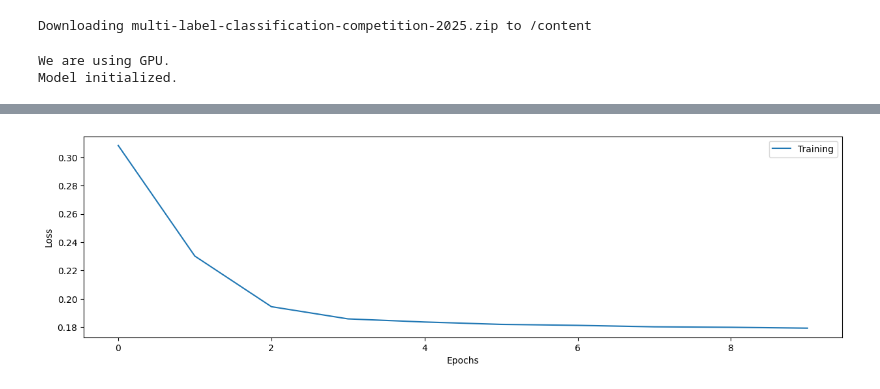
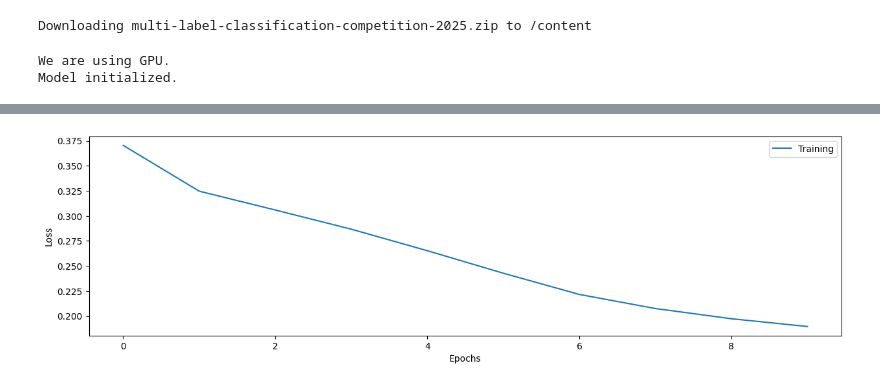
Before and after one commit to deding2000/COMP5329_Ass2, a Jupyter notebook: main_notebook.ipynb, the cells around one changed output, grey strips where cells are left out. Cells and saved outputs as stored; diff of their text form; code cells hidden in the pictures.

```diff
--- a/main_notebook.ipynb
+++ b/main_notebook.ipynb
@@ -50,7 +50,7 @@ import numpy as np
 from tqdm import tqdm
 
 # Hyperparameters
-batch_size = 64
+batch_size = 128
 lr = 0.0001
 
 # Set device to GPU if this is available
@@ -102,7 +102,7 @@ optimizer = torch.optim.Adam(model.parameters(), lr=lr)
 print('Model initialized.')
 
 # Creating 70/30 split of data
-generator1 = torch.Generator().manual_seed(42)
+generator1 = torch.Generator().manual_seed(10)
 subset_train,subset_test = random_split(training_data, [0.7, 0.3], generator=generator1)
 subset_trainloader = DataLoader(subset_train, batch_size=batch_size, shuffle=True,drop_last=True)
 subset_testloader = DataLoader(subset_test)
@@ -119,7 +119,7 @@ plt.legend(loc='upper right')
 plt.show()
 
 # Testing forward operator
-test(model, device, subset_testloader,loss)
+predictions = test(model, device, subset_testloader,loss)
 # %% [output]
 We are using GPU.
 Model initialized.
@@ -196 +156 @@ Train Epoch: 9 [19200/20998 (91%)]      Loss: 0.165264
-[figure, old version]
+[figure, new version]
```
Also changed, not shown: parts of 3 cells of this notebook.
